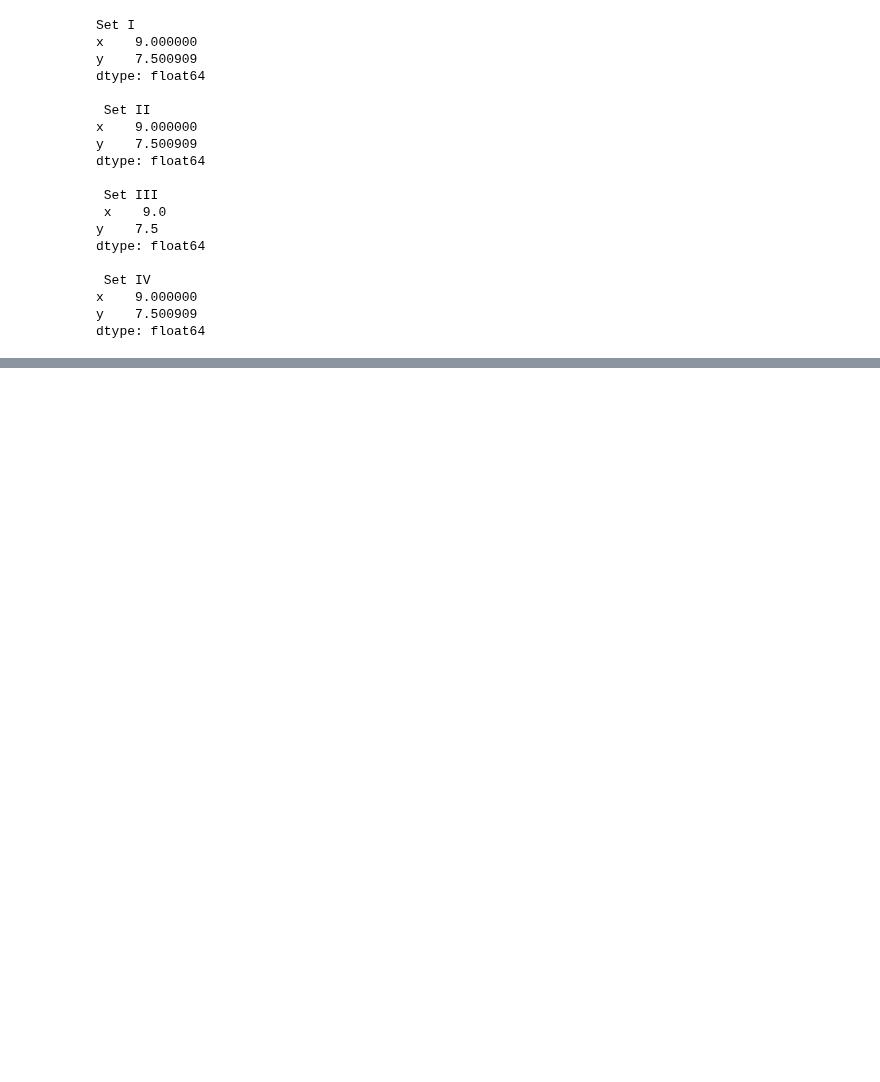
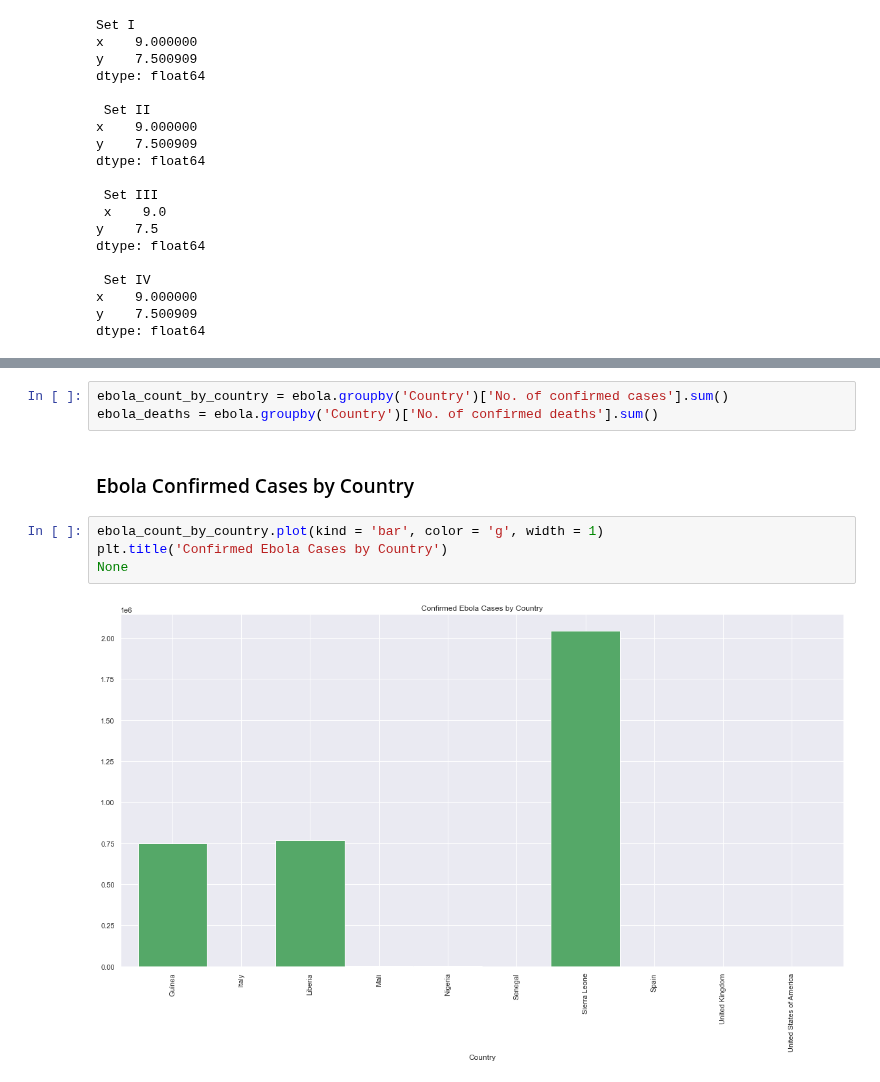
Before and after one commit to stephenkipkurui/Data-Science-Playground, a Jupyter notebook: Pandas4Everyone/Visualizations .ipynb, the cells around one changed output, grey strips where cells are left out. Saved outputs shown, nothing was run; the diff lists cells and outputs as text; blank space fills up the shorter version.

```diff
--- a/Pandas4Everyone/Visualizations .ipynb
+++ b/Pandas4Everyone/Visualizations .ipynb
@@ -92,0 +163,11 @@ plt.show()
+# %%
+ebola_count_by_country = ebola.groupby('Country')['No. of confirmed cases'].sum()
+ebola_deaths = ebola.groupby('Country')['No. of confirmed deaths'].sum()
+# %% [markdown]
+### Ebola Confirmed Cases by Country
+# %%
+ebola_count_by_country.plot(kind = 'bar', color = 'g', width = 1)
+plt.title('Confirmed Ebola Cases by Country')
+None
+# %% [output]
+[figure, added]
```
Also changed, not shown: parts of 40 cells of this notebook, 1 other file.
